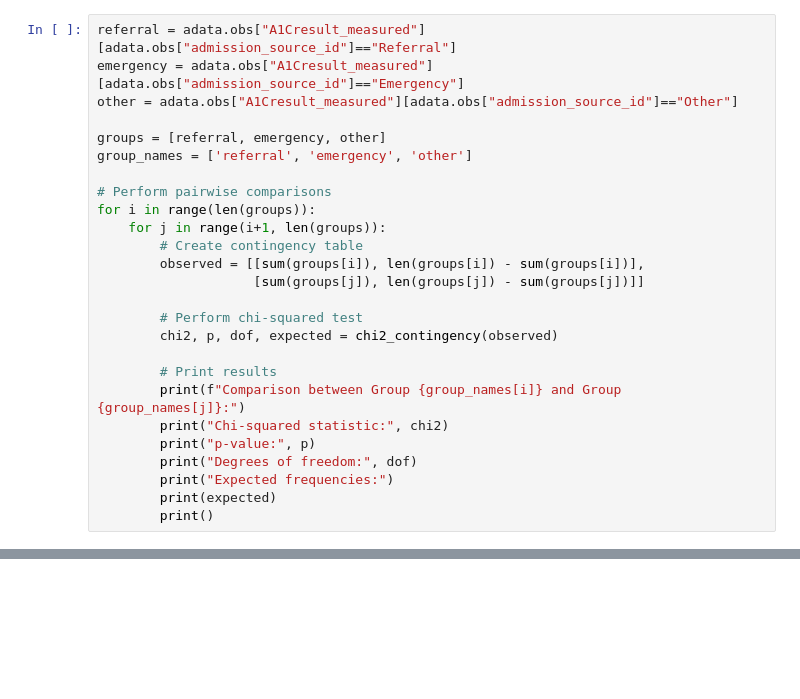
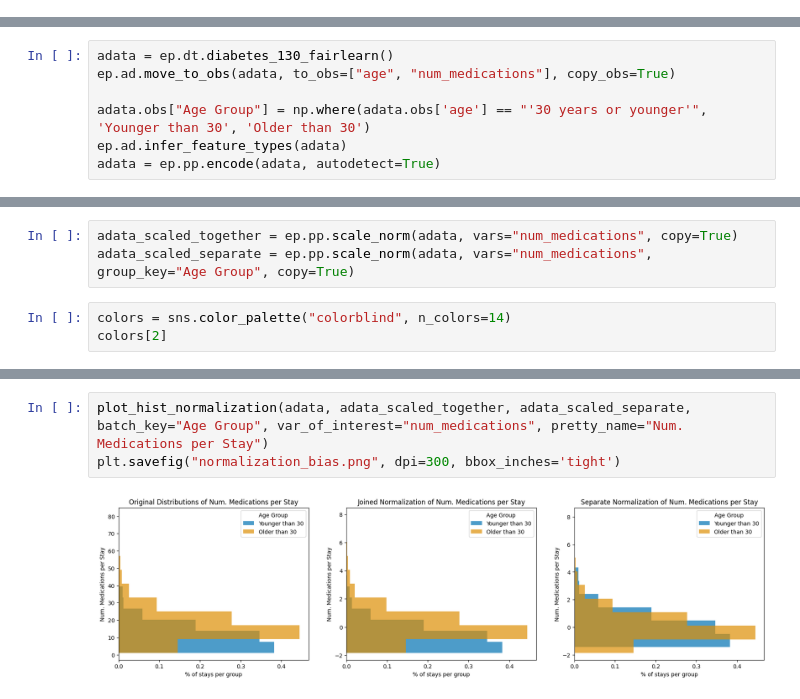
Before and after one commit to theislab/ehrapy-reproducibility, a Jupyter notebook: Supplementary_Figure_X/notebooks/normalization_bias.ipynb, the cells around one changed output, grey strips where cells are left out. Cells and saved outputs as stored; diff of their text form; blank space fills up the shorter version.

```diff
--- a/Supplementary_Figure_X/notebooks/normalization_bias.ipynb
+++ b/Supplementary_Figure_X/notebooks/normalization_bias.ipynb
@@ -24,26 +12,0 @@ adata.obs["A1Cresult_measured"] = ~adata.obs["A1Cresult"].isna()
-# %%
-referral = adata.obs["A1Cresult_measured"][adata.obs["admission_source_id"]=="Referral"]
-emergency = adata.obs["A1Cresult_measured"][adata.obs["admission_source_id"]=="Emergency"]
-other = adata.obs["A1Cresult_measured"][adata.obs["admission_source_id"]=="Other"]
-
-groups = [referral, emergency, other]
-group_names = ['referral', 'emergency', 'other']
-
-# Perform pairwise comparisons
-for i in range(len(groups)):
-    for j in range(i+1, len(groups)):
-        # Create contingency table
-        observed = [[sum(groups[i]), len(groups[i]) - sum(groups[i])],
-                    [sum(groups[j]), len(groups[j]) - sum(groups[j])]]
-
-        # Perform chi-squared test
-        chi2, p, dof, expected = chi2_contingency(observed)
-
-        # Print results
-        print(f"Comparison between Group {group_names[i]} and Group {group_names[j]}:")
-        print("Chi-squared statistic:", chi2)
-        print("p-value:", p)
-        print("Degrees of freedom:", dof)
-        print("Expected frequencies:")
-        print(expected)
-        print()
@@ -93,0 +16,7 @@ plt.show()
+# %%
+adata = ep.dt.diabetes_130_fairlearn()
+ep.ad.move_to_obs(adata, to_obs=["age", "num_medications"], copy_obs=True)
+
+adata.obs["Age Group"] = np.where(adata.obs['age'] == "'30 years or younger'", 'Younger than 30', 'Older than 30')
+ep.ad.infer_feature_types(adata)
+adata = ep.pp.encode(adata, autodetect=True)
@@ -93,0 +44,6 @@ plt.show()
+# %%
+adata_scaled_together = ep.pp.scale_norm(adata, vars="num_medications", copy=True)
+adata_scaled_separate = ep.pp.scale_norm(adata, vars="num_medications", group_key="Age Group", copy=True)
+# %%
+colors = sns.color_palette("colorblind", n_colors=14)
+colors[2]
@@ -93,0 +113,5 @@ plt.show()
+# %%
+plot_hist_normalization(adata, adata_scaled_together, adata_scaled_separate, batch_key="Age Group", var_of_interest="num_medications", pretty_name="Num. Medications per Stay")
+plt.savefig("normalization_bias.png", dpi=300, bbox_inches='tight')
+# %% [output]
+[figure, added]
```
Also changed, not shown: parts of 12 cells of this notebook, 2 other files.
